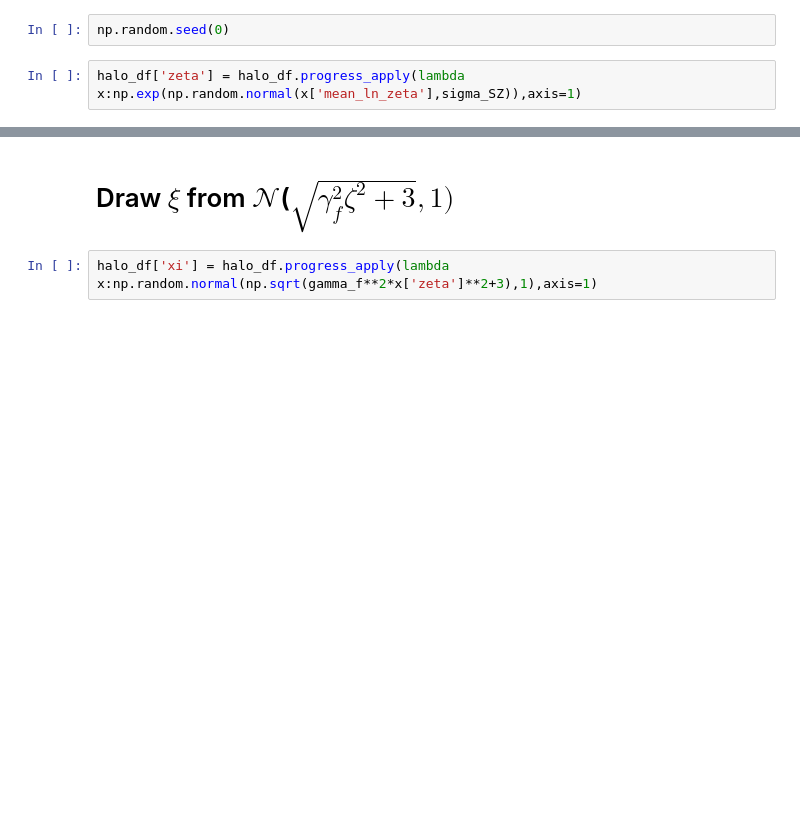
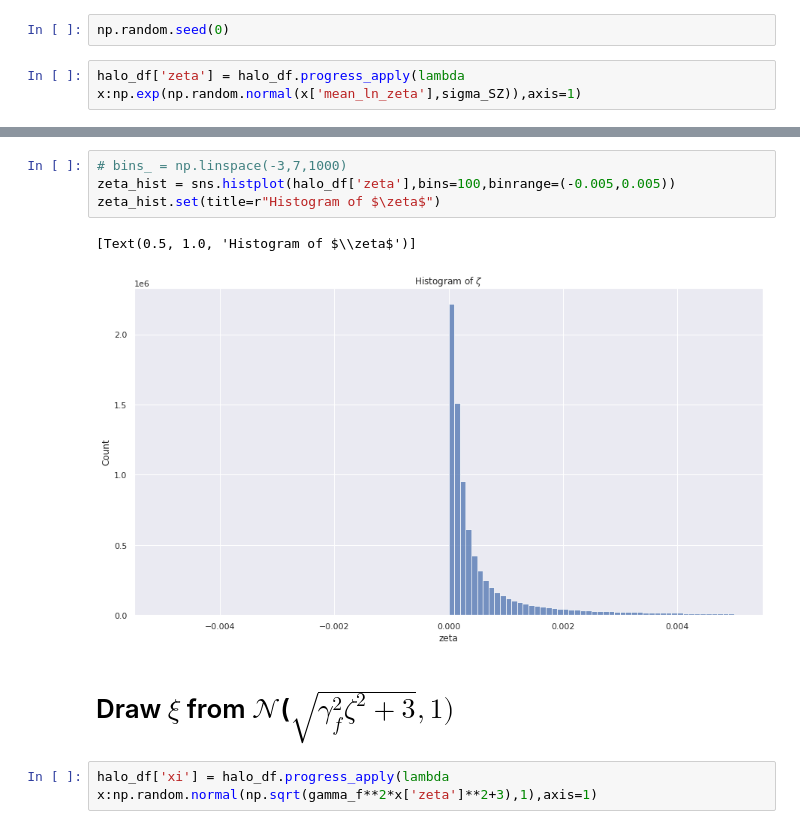
Before and after one commit to zchvsre/des_spt_selection, a Jupyter notebook: assign_zeta.ipynb, the cells around one changed output, grey strips where cells are left out. Saved outputs shown, nothing was run; the diff lists cells and outputs as text; blank space fills up the shorter version.

```diff
--- a/assign_zeta.ipynb
+++ b/assign_zeta.ipynb
@@ -132,3 +155,10 @@ halo_df['zeta'] = halo_df.progress_apply(lambda x:np.exp(np.random.normal(x['mea
+# %%
+# bins_ = np.linspace(-3,7,1000)
+zeta_hist = sns.histplot(halo_df['zeta'],bins=100,binrange=(-0.005,0.005))
+zeta_hist.set(title=r"Histogram of $\zeta$")
+# %% [output]
+[Text(0.5, 1.0, 'Histogram of $\\zeta$')]
+[figure, added]
 # %% [markdown]
 # Draw $\xi$ from $\mathcal{N}$($\sqrt{ \gamma_f^2 \zeta^2 +3}, 1 )$
 # %%
```
Also changed, not shown: parts of 12 cells of this notebook.
